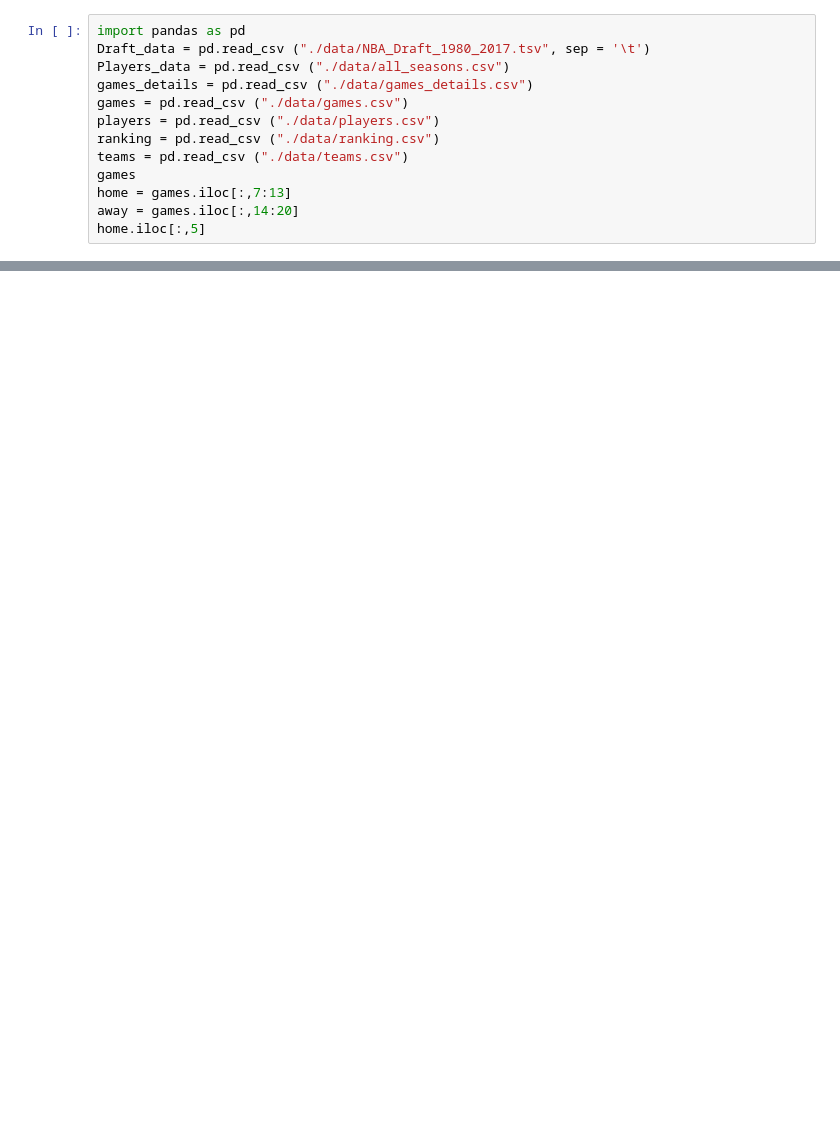
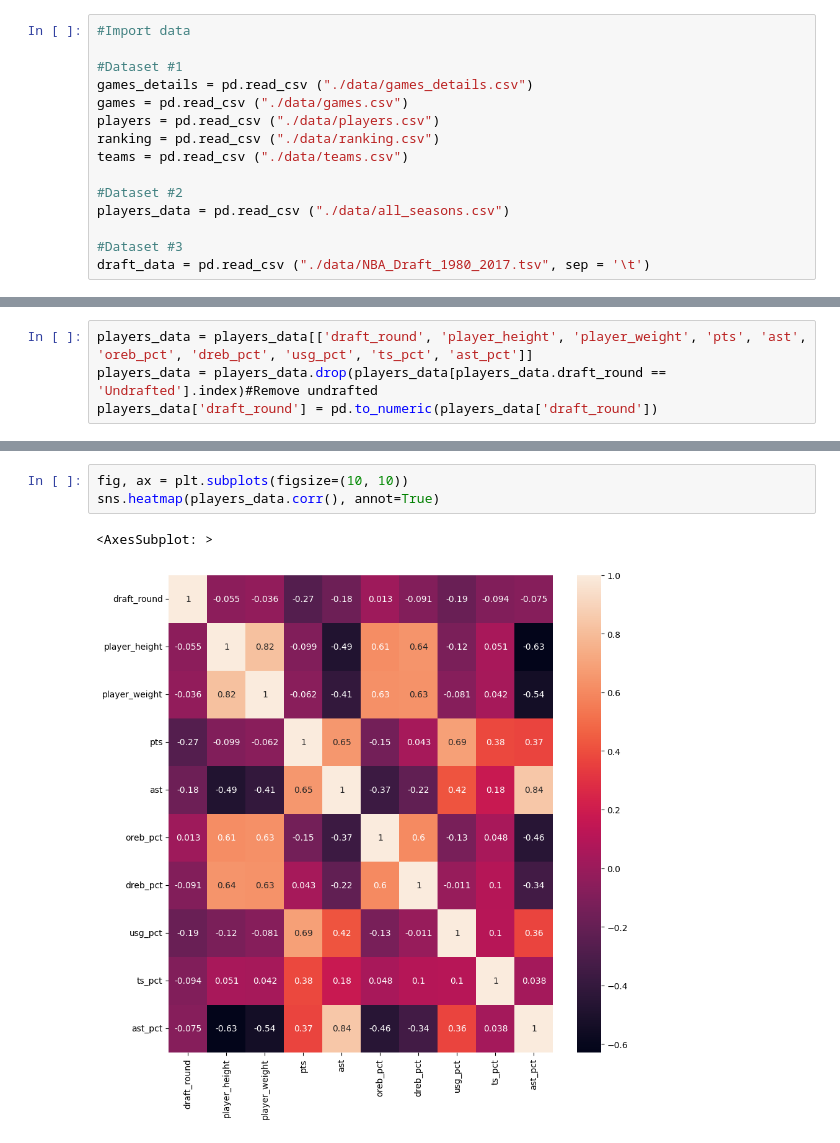
Before and after one commit to jefflee702/NBA, a Jupyter notebook: main.ipynb, the cells around one changed output, grey strips where cells are left out. Cells and saved outputs as stored; diff of their text form; blank space fills up the shorter version.

Commit message:
data visualization

```diff
--- a/main.ipynb
+++ b/main.ipynb
@@ -1,13 +6,15 @@
 # %%
-import pandas as pd
-Draft_data = pd.read_csv ("./data/NBA_Draft_1980_2017.tsv", sep = '\t')
-Players_data = pd.read_csv ("./data/all_seasons.csv")
+#Import data
+
+#Dataset #1
 games_details = pd.read_csv ("./data/games_details.csv")
 games = pd.read_csv ("./data/games.csv")
 players = pd.read_csv ("./data/players.csv")
 ranking = pd.read_csv ("./data/ranking.csv")
 teams = pd.read_csv ("./data/teams.csv")
-games
-home = games.iloc[:,7:13]
-away = games.iloc[:,14:20]
-home.iloc[:,5]
+
+#Dataset #2
+players_data = pd.read_csv ("./data/all_seasons.csv")
+
+#Dataset #3
+draft_data = pd.read_csv ("./data/NBA_Draft_1980_2017.tsv", sep = '\t')
@@ -46,0 +37,4 @@ Name: REB_home, Length: 26651, dtype: float64
+# %%
+players_data = players_data[['draft_round', 'player_height', 'player_weight', 'pts', 'ast', 'oreb_pct', 'dreb_pct', 'usg_pct', 'ts_pct', 'ast_pct']]
+players_data = players_data.drop(players_data[players_data.draft_round == 'Undrafted'].index)#Remove undrafted
+players_data['draft_round'] = pd.to_numeric(players_data['draft_round'])
@@ -46,0 +53,6 @@ Name: REB_home, Length: 26651, dtype: float64
+# %%
+fig, ax = plt.subplots(figsize=(10, 10))
+sns.heatmap(players_data.corr(), annot=True)
+# %% [output]
+<AxesSubplot: >
+[figure, added]
```
Also changed, not shown: parts of 9 cells of this notebook.
